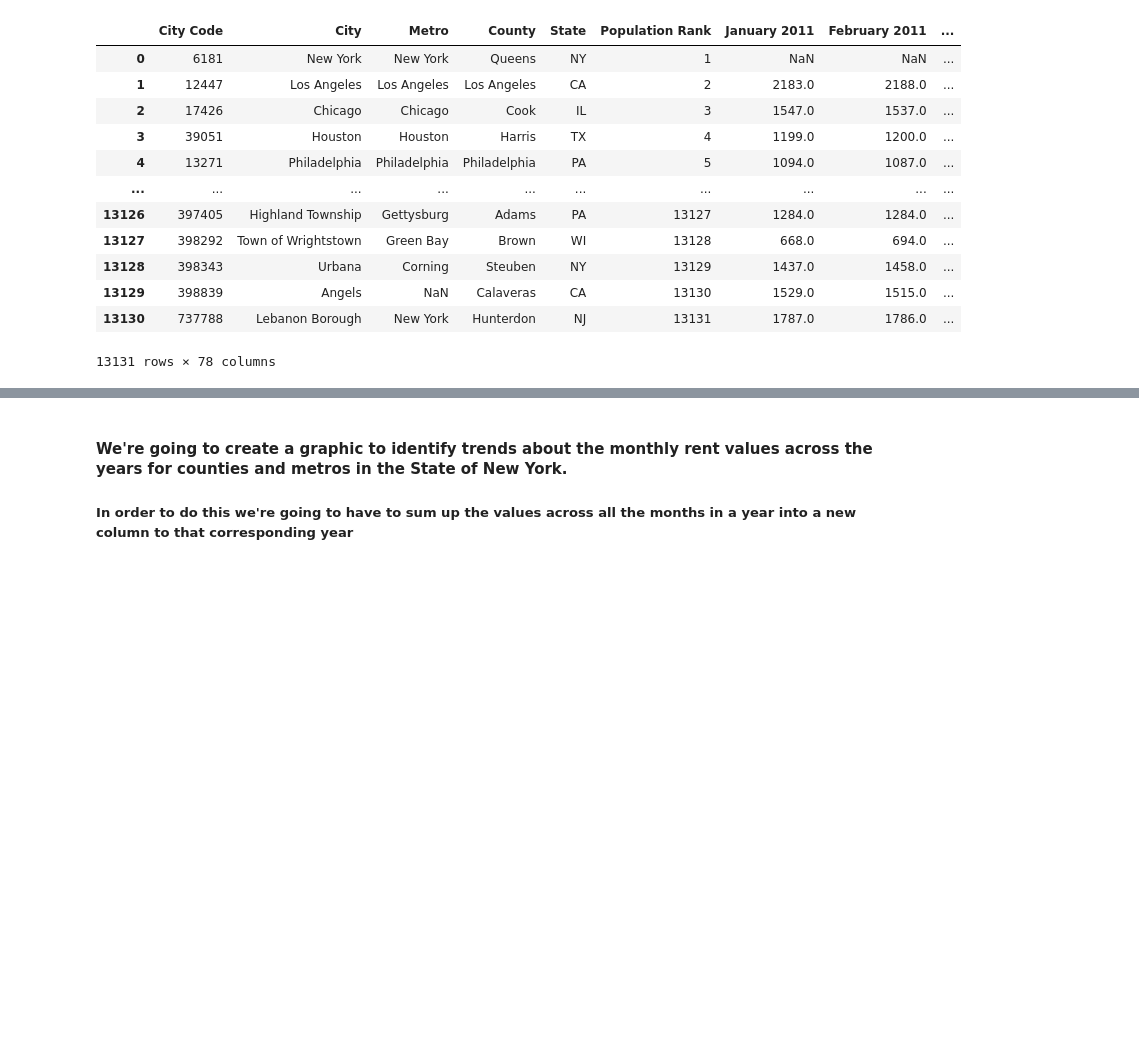
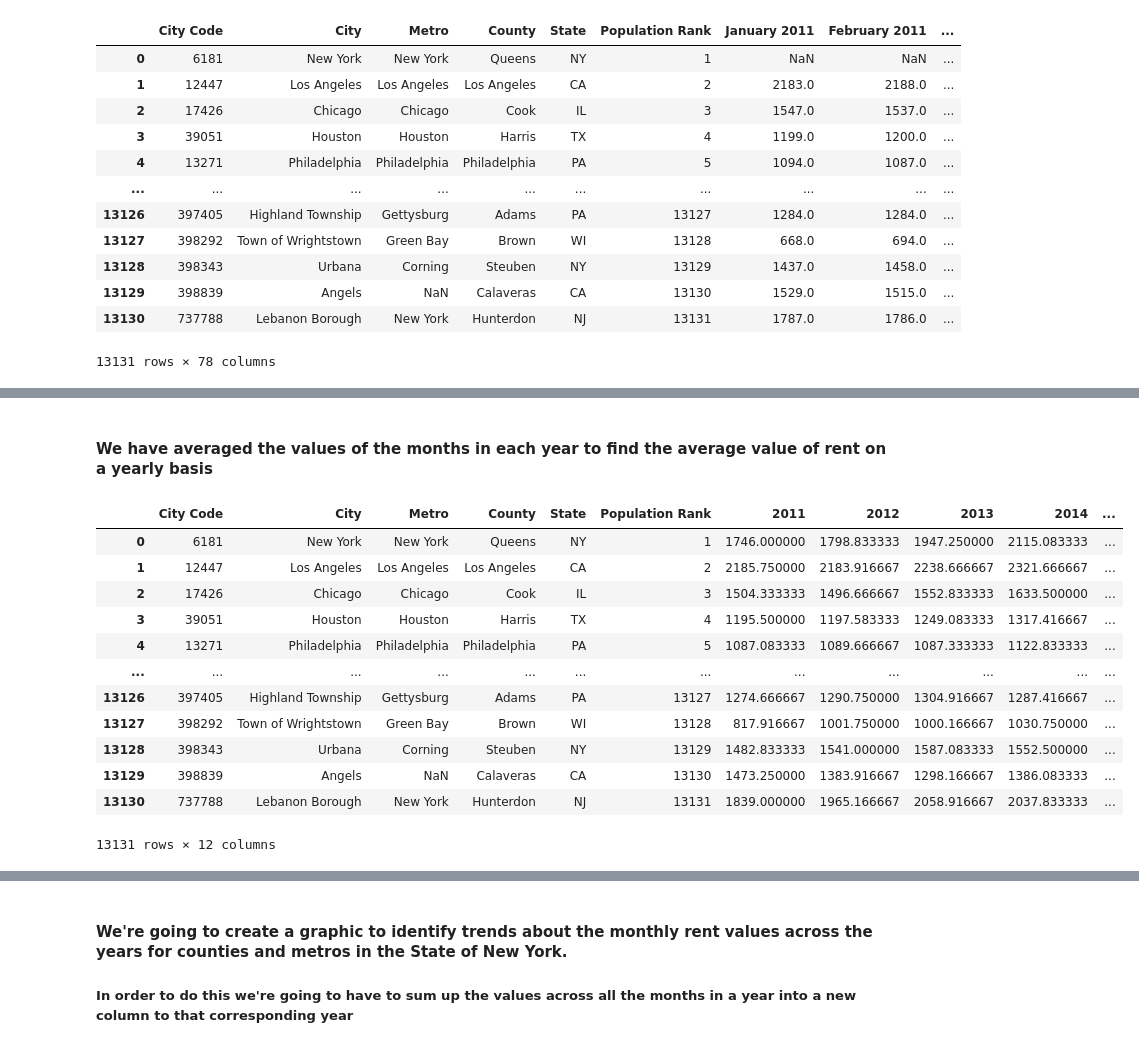
Before and after one commit to Leehis/Data-Curation---Management, a Jupyter notebook: finalproject.ipynb, the cells around one changed output, grey strips where cells are left out. Saved outputs shown, nothing was run; the diff lists cells and outputs as text; code cells hidden in the pictures; blank space fills up the shorter version.

```diff
--- a/finalproject.ipynb
+++ b/finalproject.ipynb
@@ -117 +151,22 @@ new_df
+# %% [markdown]
+#### We have averaged the values of the months in each year to find the average value of rent on a yearly basis
+# %%
+new_df_year = new_df
+new_df_year = new_df_year.drop(new_df_year.loc[:, 'January 2011':'December 2016'].columns, axis=1)
+
+new_df_year
+# %% [output]
+|  | City Code | City | Metro | County | State | Population Rank | 2011 | 2012 | 2013 | 2014 | ... |
+| 0 | 6181 | New York | New York | Queens | NY | 1 | 1746.000000 | 1798.833333 | 1947.250000 | 2115.083333 | ... |
+| 1 | 12447 | Los Angeles | Los Angeles | Los Angeles | CA | 2 | 2185.750000 | 2183.916667 | 2238.666667 | 2321.666667 | ... |
+| 2 | 17426 | Chicago | Chicago | Cook | IL | 3 | 1504.333333 | 1496.666667 | 1552.833333 | 1633.500000 | ... |
+| 3 | 39051 | Houston | Houston | Harris | TX | 4 | 1195.500000 | 1197.583333 | 1249.083333 | 1317.416667 | ... |
+| 4 | 13271 | Philadelphia | Philadelphia | Philadelphia | PA | 5 | 1087.083333 | 1089.666667 | 1087.333333 | 1122.833333 | ... |
+| ... | ... | ... | ... | ... | ... | ... | ... | ... | ... | ... | ... |
+| 13126 | 397405 | Highland Township | Gettysburg | Adams | PA | 13127 | 1274.666667 | 1290.750000 | 1304.916667 | 1287.416667 | ... |
+| 13127 | 398292 | Town of Wrightstown | Green Bay | Brown | WI | 13128 | 817.916667 | 1001.750000 | 1000.166667 | 1030.750000 | ... |
+| 13128 | 398343 | Urbana | Corning | Steuben | NY | 13129 | 1482.833333 | 1541.000000 | 1587.083333 | 1552.500000 | ... |
+| 13129 | 398839 | Angels | NaN | Calaveras | CA | 13130 | 1473.250000 | 1383.916667 | 1298.166667 | 1386.083333 | ... |
+| 13130 | 737788 | Lebanon Borough | New York | Hunterdon | NJ | 13131 | 1839.000000 | 1965.166667 | 2058.916667 | 2037.833333 | ... |
+13131 rows × 12 columns
 # %%
```
Also changed, not shown: parts of 6 cells of this notebook.
